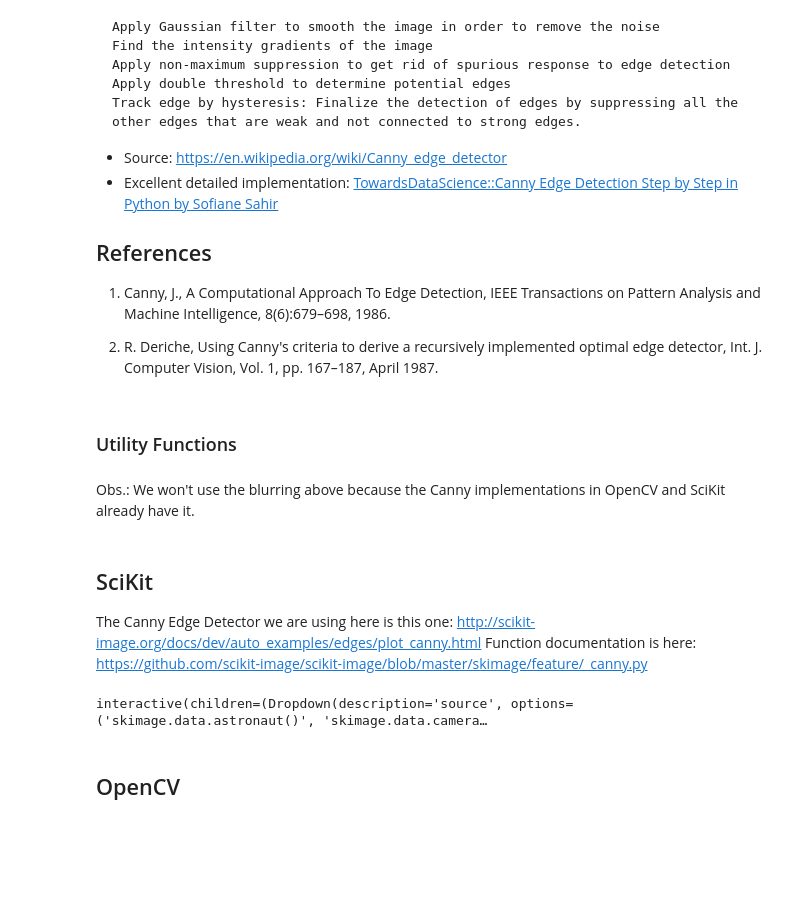
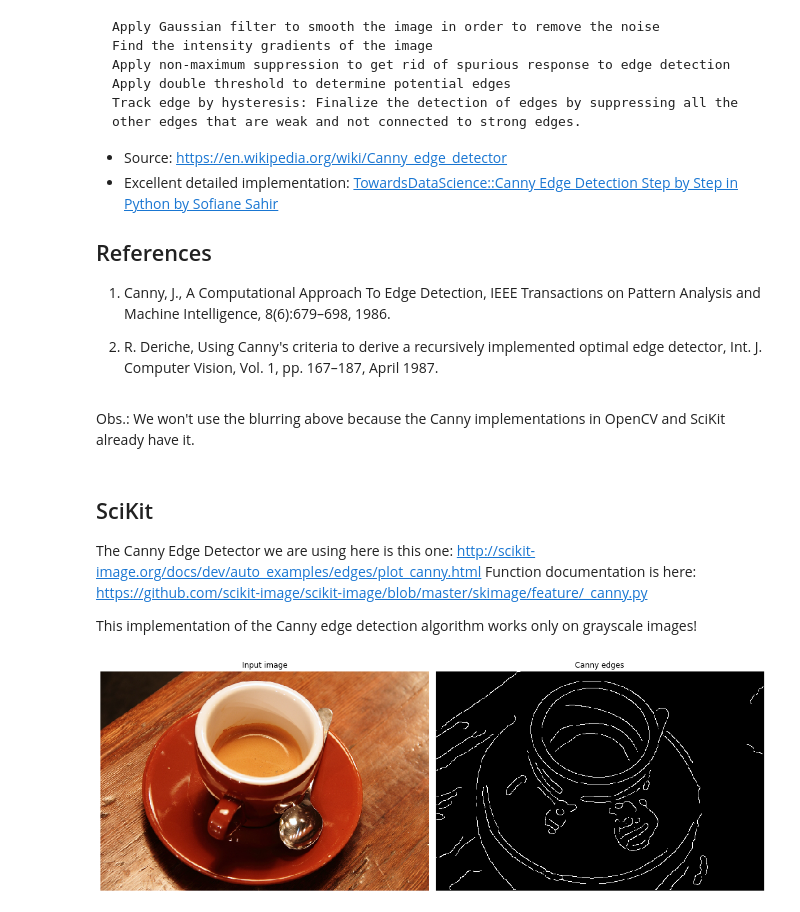
Before and after one commit to awangenh/vision, a Jupyter notebook: jupyter/Detect borders using Convolution Filters and the Canny Filter.ipynb, the cells around one changed output. Saved outputs shown, nothing was run; the diff lists cells and outputs as text; code cells hidden in the pictures; blank space fills up the shorter version.

```diff
--- a/jupyter/Detect borders using Convolution Filters and the Canny Filter.ipynb
+++ b/jupyter/Detect borders using Convolution Filters and the Canny Filter.ipynb
@@ -238,5 +269,3 @@ References
 1. Canny, J., A Computational Approach To Edge Detection, IEEE Transactions on Pattern Analysis and Machine Intelligence, 8(6):679–698, 1986.
 
 2. R. Deriche, Using Canny's criteria to derive a recursively implemented optimal edge detector, Int. J. Computer Vision, Vol. 1, pp. 167–187, April 1987.
-# %% [markdown]
-### Utility Functions
@@ -256,11 +275,12 @@ Obs.: We won't use the blurring above because the Canny implementations in OpenC
 ## SciKit
 
 The Canny Edge Detector we are using here is this one: http://scikit-image.org/docs/dev/auto_examples/edges/plot_canny.html Function documentation is here: https://github.com/scikit-image/scikit-image/blob/master/skimage/feature/_canny.py
+
+This implementation of the Canny edge detection algorithm works only on grayscale images!
 # %%
 import numpy as np
 from ipywidgets import interact, interactive, fixed, interact_manual
 import ipywidgets as widgets
-import cv2
 
 from skimage.transform import (hough_line, hough_line_peaks,
                                probabilistic_hough_line)
@@ -268,35 +288,37 @@ from skimage.feature import canny
 from skimage import data
 
 import matplotlib.pyplot as plt
 from matplotlib import cm
 
 
 def cannySciKit(source, sigma, low_threshold, high_threshold, use_quantiles):
     # Line finding using the Probabilistic Hough Transform
     image = eval(source)
     gray_img = to_gray(image)
 
     edges = canny(gray_img, sigma=sigma, low_threshold=low_threshold, high_threshold=high_threshold, use_quantiles=use_quantiles)
 
     # Generating figure 2
     fig, axes = plt.subplots(1, 2, figsize=(15, 7), sharex=True, sharey=True)
     ax = axes.ravel()
 
     ax[0].imshow(image)
     ax[0].set_title('Input image')
 
     ax[1].imshow(edges, cmap=cm.gray)
     ax[1].set_title('Canny edges')
 
     for a in ax:
         a.set_axis_off()
 
     plt.tight_layout()
     plt.show()
 
-interact_manual(cannySciKit, source=sources, sigma=3.0, low_threshold=1, high_threshold=25, use_quantiles=False)
-None
+if _ON_COLAB:
+    # Google Colab:
+    cannySciKit(source='skimage.data.coffee()', sigma=4.5, low_threshold=1, high_threshold=25, use_quantiles=False)
+else:
+    # Jupyter Notebook:
+    interact_manual(cannySciKit, source=sources, sigma=(0.2, 11.0), low_threshold=1, high_threshold=25, use_quantiles=False)
 # %% [output]
-interactive(children=(Dropdown(description='source', options=('skimage.data.astronaut()', 'skimage.data.camera…
+[figure, added]
-# %% [markdown]
-## OpenCV
```
Also changed, not shown: parts of 10 cells of this notebook.
